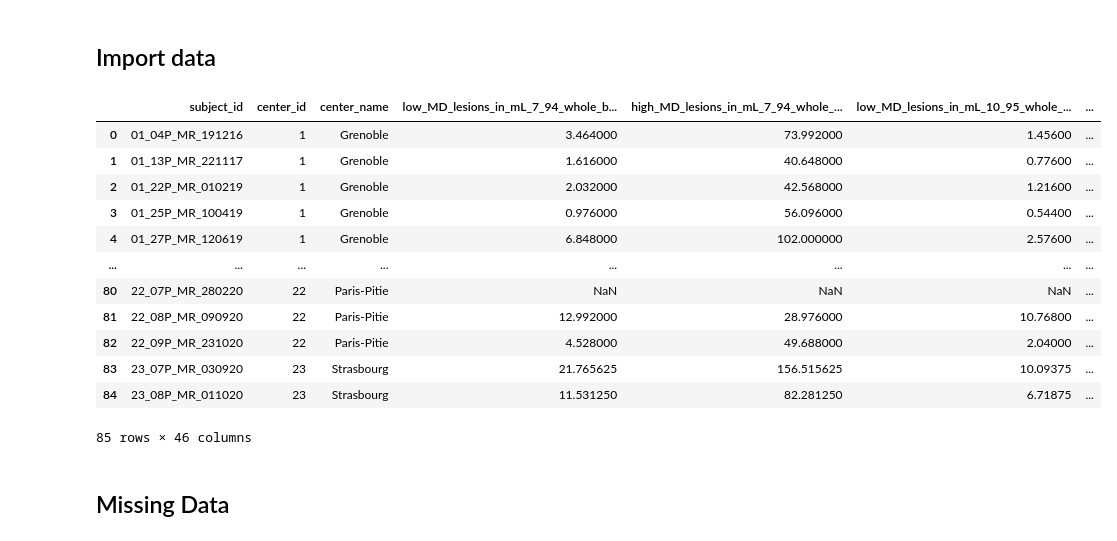
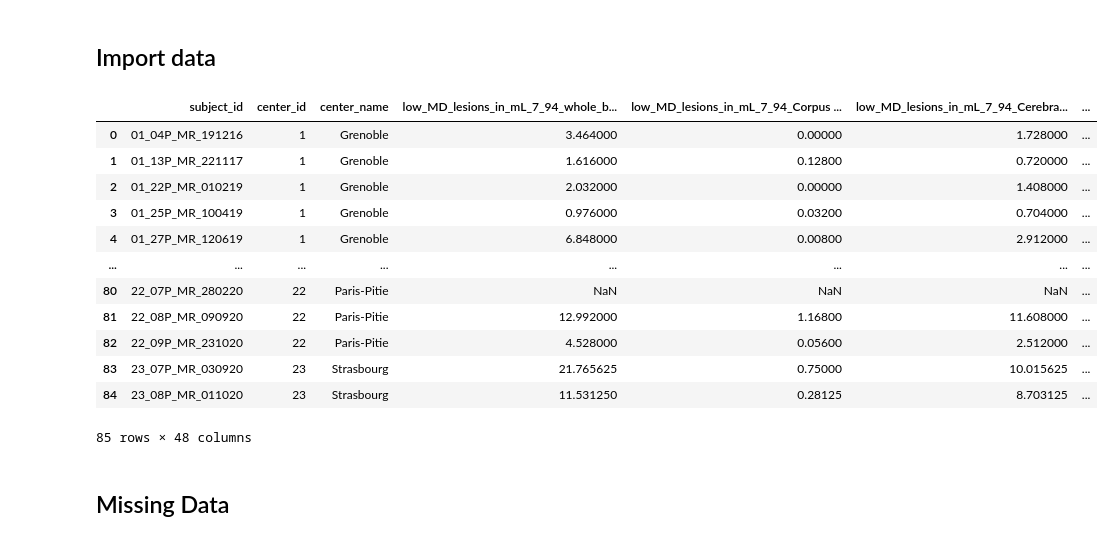
Before and after one commit to tomboulier/oxytcmri-dti-processing, a Jupyter notebook: oxytcmri/entrypoints/analyse_data.ipynb, the cells around one changed output. Saved outputs shown, nothing was run; the diff lists cells and outputs as text; code cells hidden in the pictures.

```diff
--- a/oxytcmri/entrypoints/analyse_data.ipynb
+++ b/oxytcmri/entrypoints/analyse_data.ipynb
@@ -23,35 +23,35 @@ seaborn's version: 0.13.2
 ## Import data
 # %%
 # First, get proper working directory
-results = pandas.read_csv("MDLesions.csv")
+results = pandas.read_csv("/home/thomas-boulier/Documents/05-Applications/vs-code/oxytcmri-legacy/data/output/results/oxytcmri_results.csv")
 
 # adding columns
 results["outcome"] = ["unfavorable" if (x < 5) else "favorable" for x in results["gose_6_months"]]
 for quantile in ["_7_94", "_10_95"]:
     for localisation in ["_whole_brain",
-                         "_left_hemisphere",
-                         "_right_hemisphere",
-                         "_thalami",
-                         "_corpus_callosum"]:
+                         "_Left Hemisphere",
+                         "_Right Hemisphere",
+                         "_Thalami",
+                         "_Corpus Callosum"]:
         results["sum_MD_lesions_in_mL"+ quantile + localisation] = \
             results["high_MD_lesions_in_mL"+ quantile + localisation] + \
             results["low_MD_lesions_in_mL" + quantile + localisation]
 
 results
 # %% [output]
-|  | subject_id | center_id | center_name | low_MD_lesions_in_mL_7_94_whole_b... | high_MD_lesions_in_mL_7_94_whole_... | low_MD_lesions_in_mL_10_95_whole_... | ... |
-| 0 | 01_04P_MR_191216 | 1 | Grenoble | 3.464000 | 73.992000 | 1.45600 | ... |
-| 1 | 01_13P_MR_221117 | 1 | Grenoble | 1.616000 | 40.648000 | 0.77600 | ... |
-| 2 | 01_22P_MR_010219 | 1 | Grenoble | 2.032000 | 42.568000 | 1.21600 | ... |
-| 3 | 01_25P_MR_100419 | 1 | Grenoble | 0.976000 | 56.096000 | 0.54400 | ... |
-| 4 | 01_27P_MR_120619 | 1 | Grenoble | 6.848000 | 102.000000 | 2.57600 | ... |
+|  | subject_id | center_id | center_name | low_MD_lesions_in_mL_7_94_whole_b... | low_MD_lesions_in_mL_7_94_Corpus ... | low_MD_lesions_in_mL_7_94_Cerebra... | ... |
+| 0 | 01_04P_MR_191216 | 1 | Grenoble | 3.464000 | 0.00000 | 1.728000 | ... |
+| 1 | 01_13P_MR_221117 | 1 | Grenoble | 1.616000 | 0.12800 | 0.720000 | ... |
+| 2 | 01_22P_MR_010219 | 1 | Grenoble | 2.032000 | 0.00000 | 1.408000 | ... |
+| 3 | 01_25P_MR_100419 | 1 | Grenoble | 0.976000 | 0.03200 | 0.704000 | ... |
+| 4 | 01_27P_MR_120619 | 1 | Grenoble | 6.848000 | 0.00800 | 2.912000 | ... |
 | ... | ... | ... | ... | ... | ... | ... | ... |
 | 80 | 22_07P_MR_280220 | 22 | Paris-Pitie | NaN | NaN | NaN | ... |
-| 81 | 22_08P_MR_090920 | 22 | Paris-Pitie | 12.992000 | 28.976000 | 10.76800 | ... |
-| 82 | 22_09P_MR_231020 | 22 | Paris-Pitie | 4.528000 | 49.688000 | 2.04000 | ... |
-| 83 | 23_07P_MR_030920 | 23 | Strasbourg | 21.765625 | 156.515625 | 10.09375 | ... |
-| 84 | 23_08P_MR_011020 | 23 | Strasbourg | 11.531250 | 82.281250 | 6.71875 | ... |
+| 81 | 22_08P_MR_090920 | 22 | Paris-Pitie | 12.992000 | 1.16800 | 11.608000 | ... |
+| 82 | 22_09P_MR_231020 | 22 | Paris-Pitie | 4.528000 | 0.05600 | 2.512000 | ... |
+| 83 | 23_07P_MR_030920 | 23 | Strasbourg | 21.765625 | 0.75000 | 10.015625 | ... |
+| 84 | 23_08P_MR_011020 | 23 | Strasbourg | 11.531250 | 0.28125 | 8.703125 | ... |
-85 rows × 46 columns
+85 rows × 48 columns
 # %% [markdown]
 ## Missing Data
 # %%
```
Also changed, not shown: parts of 3 cells of this notebook.
